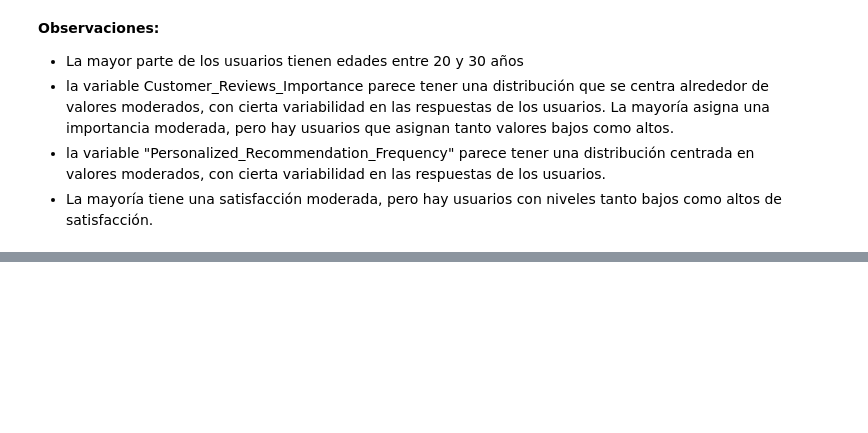
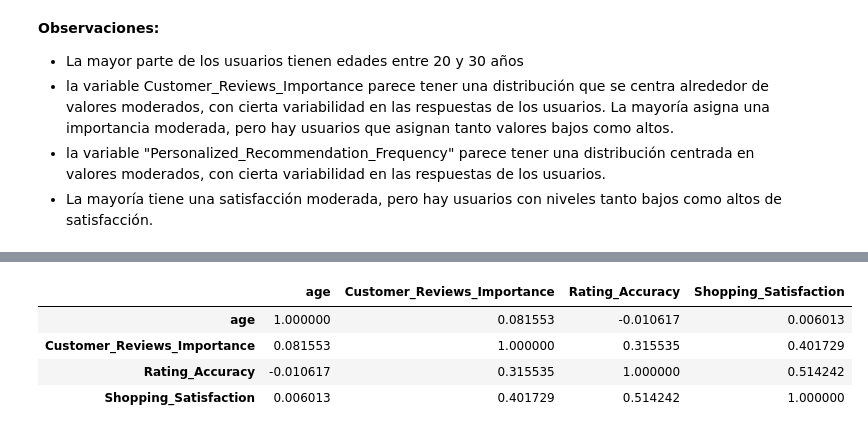
Before and after one commit to No-Country/C16-107-n-data-bi, a Jupyter notebook: notebooks/dropshopping_information.ipynb, the cells around one changed output, grey strips where cells are left out. Saved outputs shown, nothing was run; the diff lists cells and outputs as text; code cells hidden in the pictures; blank space fills up the shorter version.

```diff
--- a/notebooks/EDA_dropshopping_information.ipynb
+++ b/notebooks/dropshopping_information.ipynb
@@ -519,0 +578,8 @@ Name: Shopping_Satisfaction, dtype: float64
+# %%
+correlation_matrix
+# %% [output]
+|  | age | Customer_Reviews_Importance | Rating_Accuracy | Shopping_Satisfaction |
+| age | 1.000000 | 0.081553 | -0.010617 | 0.006013 |
+| Customer_Reviews_Importance | 0.081553 | 1.000000 | 0.315535 | 0.401729 |
+| Rating_Accuracy | -0.010617 | 0.315535 | 1.000000 | 0.514242 |
+| Shopping_Satisfaction | 0.006013 | 0.401729 | 0.514242 | 1.000000 |
```
Also changed, not shown: parts of 10 cells of this notebook.
